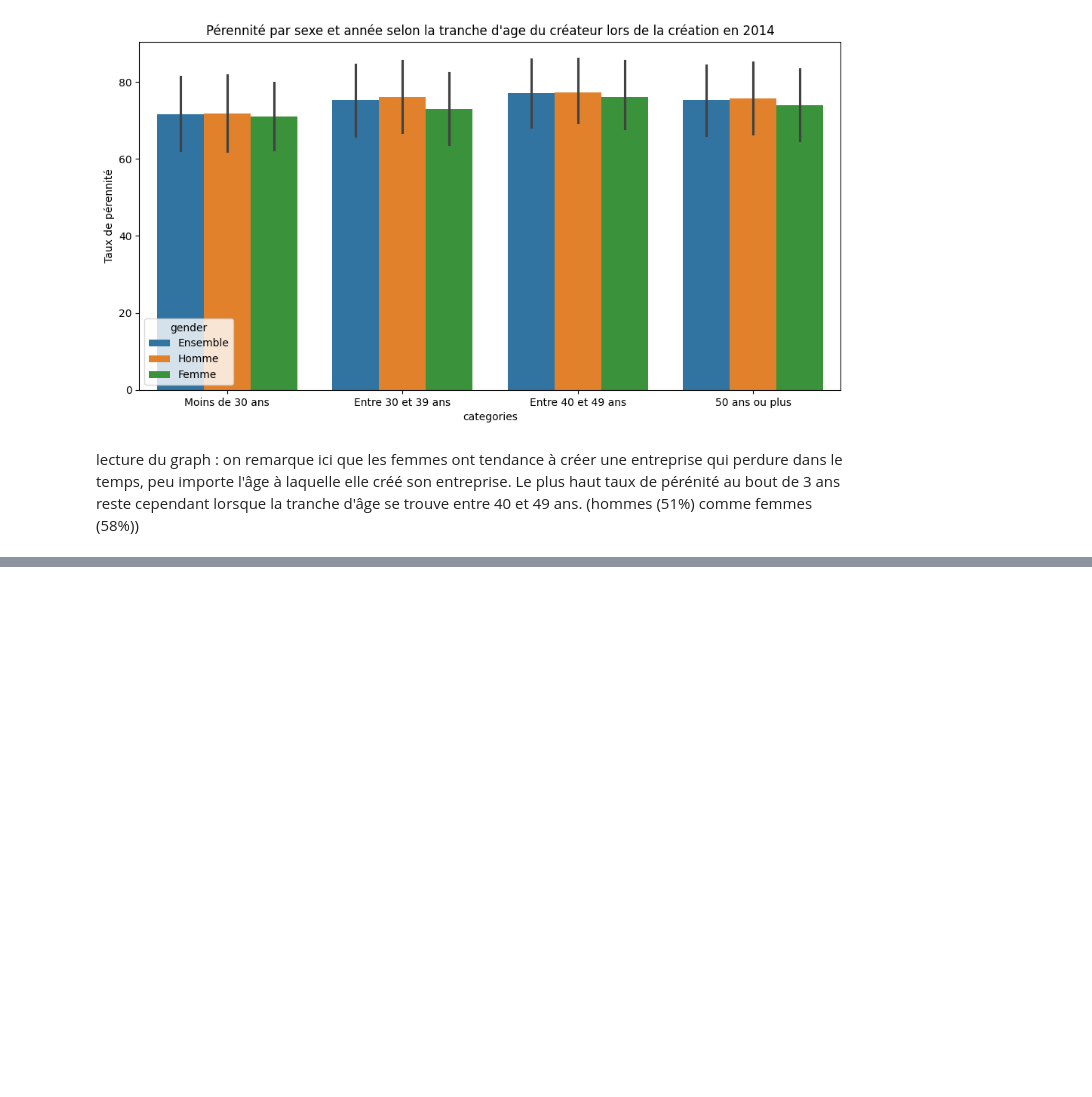
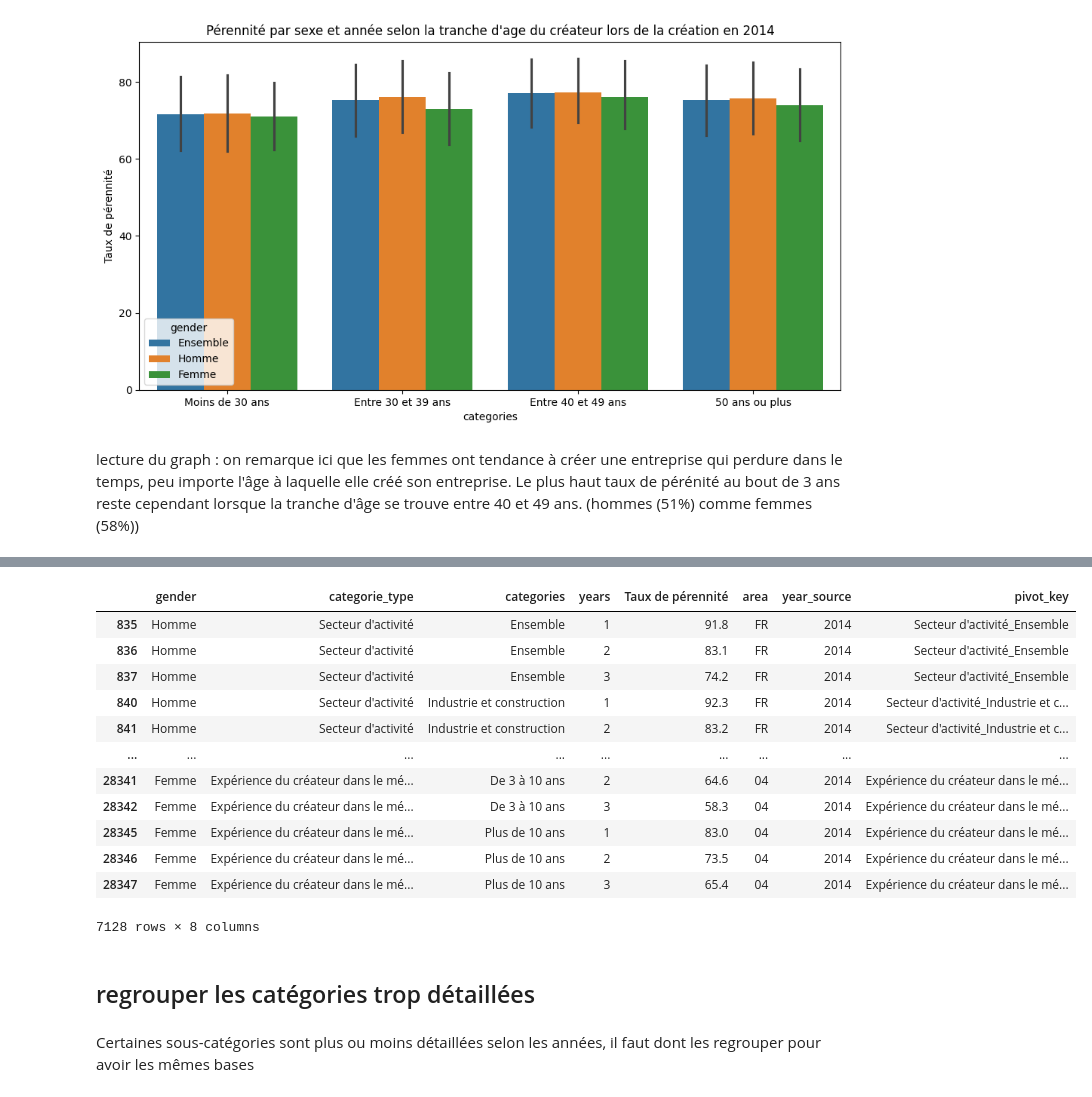
Before and after one commit to Gigique/Memoire_IA, a Jupyter notebook: notebooks/LoadAndCleanData.ipynb, the cells around one changed output, grey strips where cells are left out. Saved outputs shown, nothing was run; the diff lists cells and outputs as text; code cells hidden in the pictures; blank space fills up the shorter version.

```diff
--- a/notebooks/LoadAndCleanData.ipynb
+++ b/notebooks/LoadAndCleanData.ipynb
@@ -211,0 +353,15 @@ lecture du graph : on remarque ici que les femmes ont tendance à créer une ent
+# %%
+def nettoyage_df(df):
+    # Supprimer les lignes où le genre est "Ensemble"
+    df = df[df["gender"] != "Ensemble"]
+
+    # Supprimer les lignes avec "4 ans" ou "5 ans" pour avoir uniquement les données sur 3 ans
+    df = df[~df["years"].isin(["4 ans", "5 ans"])]
+
+    # Nettoyer la colonne "years" pour extraire l'entier
+    df["years"] = df["years"].str.extract(r"(\d)").astype(int)
+
+    return df
+# %%
+df_2014 = nettoyage_df(df_2014)
+df_2018 = nettoyage_df(df_2018)
@@ -211,0 +370,5 @@ lecture du graph : on remarque ici que les femmes ont tendance à créer une ent
+# %%
+common_categorie_types = set(df_2014["categorie_type"].unique()) & set(df_2018["categorie_type"].unique())
+
+df_2014 = df_2014[df_2014["categorie_type"].isin(common_categorie_types)]
+df_2018 = df_2018[df_2018["categorie_type"].isin(common_categorie_types)]
@@ -211,0 +396,29 @@ lecture du graph : on remarque ici que les femmes ont tendance à créer une ent
+# %%
+df_2014['pivot_key'] = df_2014['categorie_type']+ "_" + df_2014['categories']
+
+
+df_pivot = df_2014.pivot_table(
+    index=['gender', 'years', 'area', 'year_source'],
+    columns='pivot_key',
+    values='Taux de pérennité'
+).reset_index()
+# %%
+df_2014
+# %% [output]
+|  | gender | categorie_type | categories | years | Taux de pérennité | area | year_source | pivot_key |
+| 835 | Homme | Secteur d'activité | Ensemble | 1 | 91.8 | FR | 2014 | Secteur d'activité_Ensemble |
+| 836 | Homme | Secteur d'activité | Ensemble | 2 | 83.1 | FR | 2014 | Secteur d'activité_Ensemble |
+| 837 | Homme | Secteur d'activité | Ensemble | 3 | 74.2 | FR | 2014 | Secteur d'activité_Ensemble |
+| 840 | Homme | Secteur d'activité | Industrie et construction | 1 | 92.3 | FR | 2014 | Secteur d'activité_Industrie et c... |
+| 841 | Homme | Secteur d'activité | Industrie et construction | 2 | 83.2 | FR | 2014 | Secteur d'activité_Industrie et c... |
+| ... | ... | ... | ... | ... | ... | ... | ... | ... |
+| 28341 | Femme | Expérience du créateur dans le mé... | De 3 à 10 ans | 2 | 64.6 | 04 | 2014 | Expérience du créateur dans le mé... |
+| 28342 | Femme | Expérience du créateur dans le mé... | De 3 à 10 ans | 3 | 58.3 | 04 | 2014 | Expérience du créateur dans le mé... |
+| 28345 | Femme | Expérience du créateur dans le mé... | Plus de 10 ans | 1 | 83.0 | 04 | 2014 | Expérience du créateur dans le mé... |
+| 28346 | Femme | Expérience du créateur dans le mé... | Plus de 10 ans | 2 | 73.5 | 04 | 2014 | Expérience du créateur dans le mé... |
+| 28347 | Femme | Expérience du créateur dans le mé... | Plus de 10 ans | 3 | 65.4 | 04 | 2014 | Expérience du créateur dans le mé... |
+7128 rows × 8 columns
+# %% [markdown]
+## regrouper les catégories trop détaillées
+# %% [markdown]
+Certaines sous-catégories sont plus ou moins détaillées selon les années, il faut dont les regrouper pour avoir les mêmes bases
```
Also changed, not shown: parts of 22 cells of this notebook.
